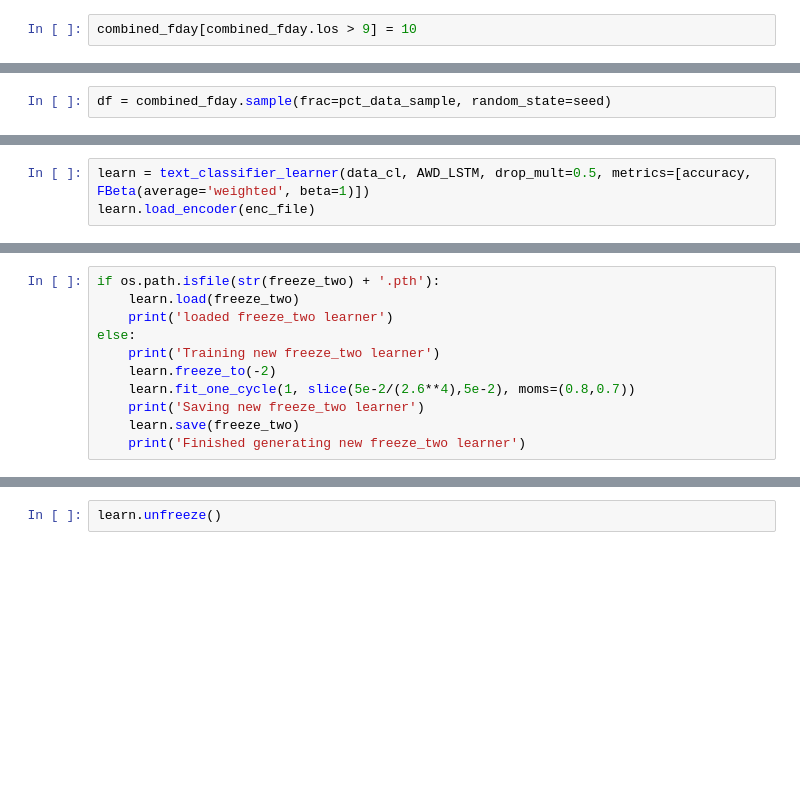
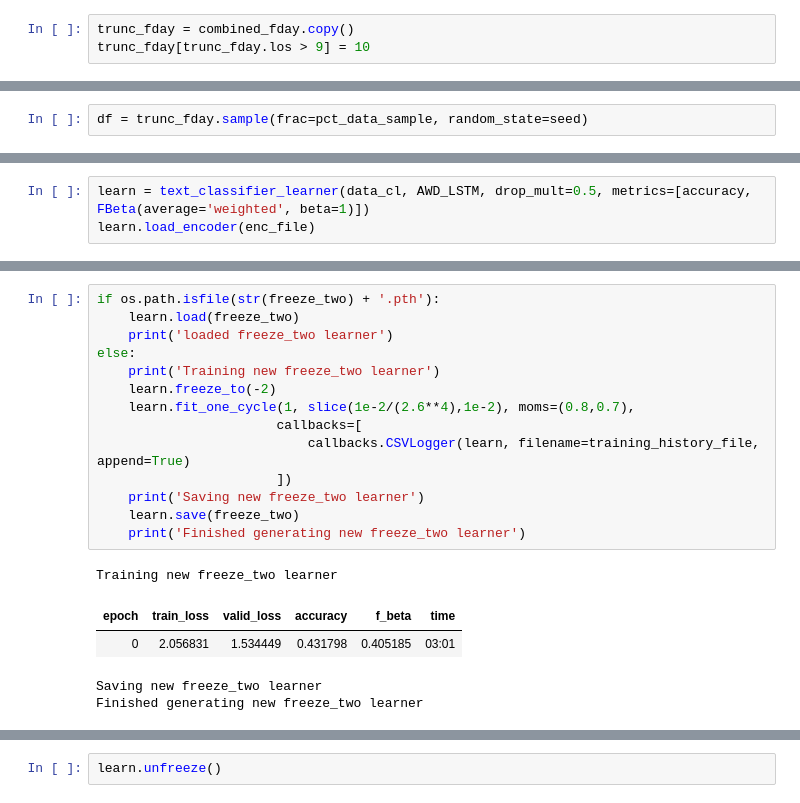
Before and after one commit to magic-lantern/nlp-transfer-learning, a Jupyter notebook: sourcecode/mimic_nlp_classifier_los.ipynb, the cells around one changed output, grey strips where cells are left out. Cells and saved outputs as stored; diff of their text form; blank space fills up the shorter version.

```diff
--- a/sourcecode/mimic_nlp_classifier_los.ipynb
+++ b/sourcecode/mimic_nlp_classifier_los.ipynb
@@ -285,5 +306,6 @@ len(s[s == 1])
 # %% [markdown]
 ### Truncate LOS to max of 10
 # %%
-combined_fday[combined_fday.los > 9] = 10
+trunc_fday = combined_fday.copy()
+trunc_fday[trunc_fday.los > 9] = 10
 # %%
@@ -340,4 +362,4 @@ alt.Chart(los_v_num_notes.sample(frac=.08, random_state=seed)).mark_point().enco
 # %% [markdown]
 ### Continuing on with Deep Learning
 # %%
-df = combined_fday.sample(frac=pct_data_sample, random_state=seed)
+df = trunc_fday.sample(frac=pct_data_sample, random_state=seed)
@@ -390,14 +508,23 @@ else:
 # %%
 if os.path.isfile(str(freeze_two) + '.pth'):
     learn.load(freeze_two)
     print('loaded freeze_two learner')
 else:
     print('Training new freeze_two learner')
     learn.freeze_to(-2)
-    learn.fit_one_cycle(1, slice(5e-2/(2.6**4),5e-2), moms=(0.8,0.7))
+    learn.fit_one_cycle(1, slice(1e-2/(2.6**4),1e-2), moms=(0.8,0.7),
+                       callbacks=[
+                           callbacks.CSVLogger(learn, filename=training_history_file, append=True)
+                       ])
     print('Saving new freeze_two learner')
     learn.save(freeze_two)
     print('Finished generating new freeze_two learner')
+# %% [output]
+Training new freeze_two learner
+| epoch | train_loss | valid_loss | accuracy | f_beta | time |
+| 0 | 2.056831 | 1.534449 | 0.431798 | 0.405185 | 03:01 |
+Saving new freeze_two learner
+Finished generating new freeze_two learner
 # %%
 if os.path.isfile(str(freeze_three) + '.pth'):
     learn.load(freeze_three)
```
Also changed, not shown: parts of 26 cells of this notebook, 5 other files.
